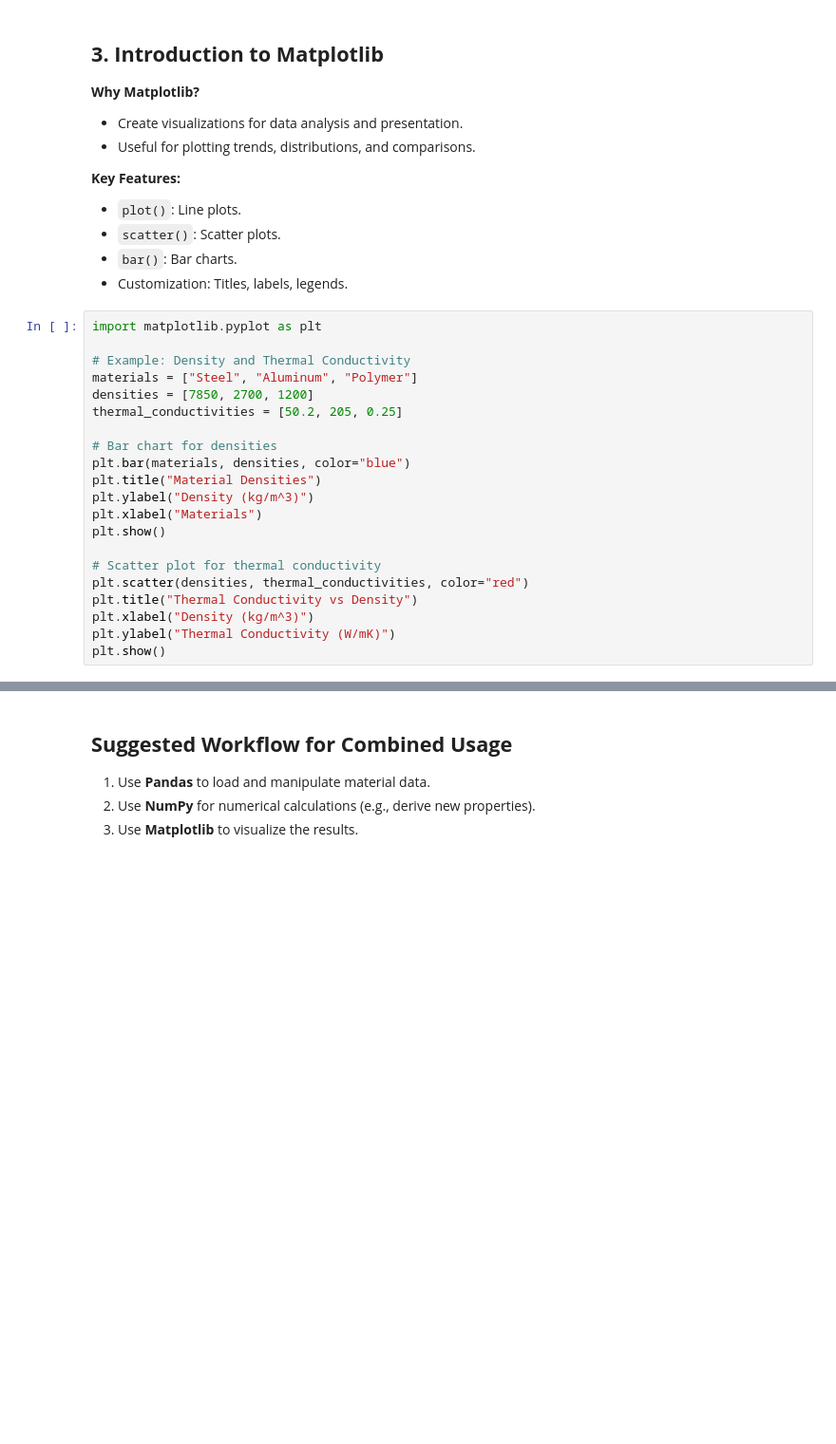
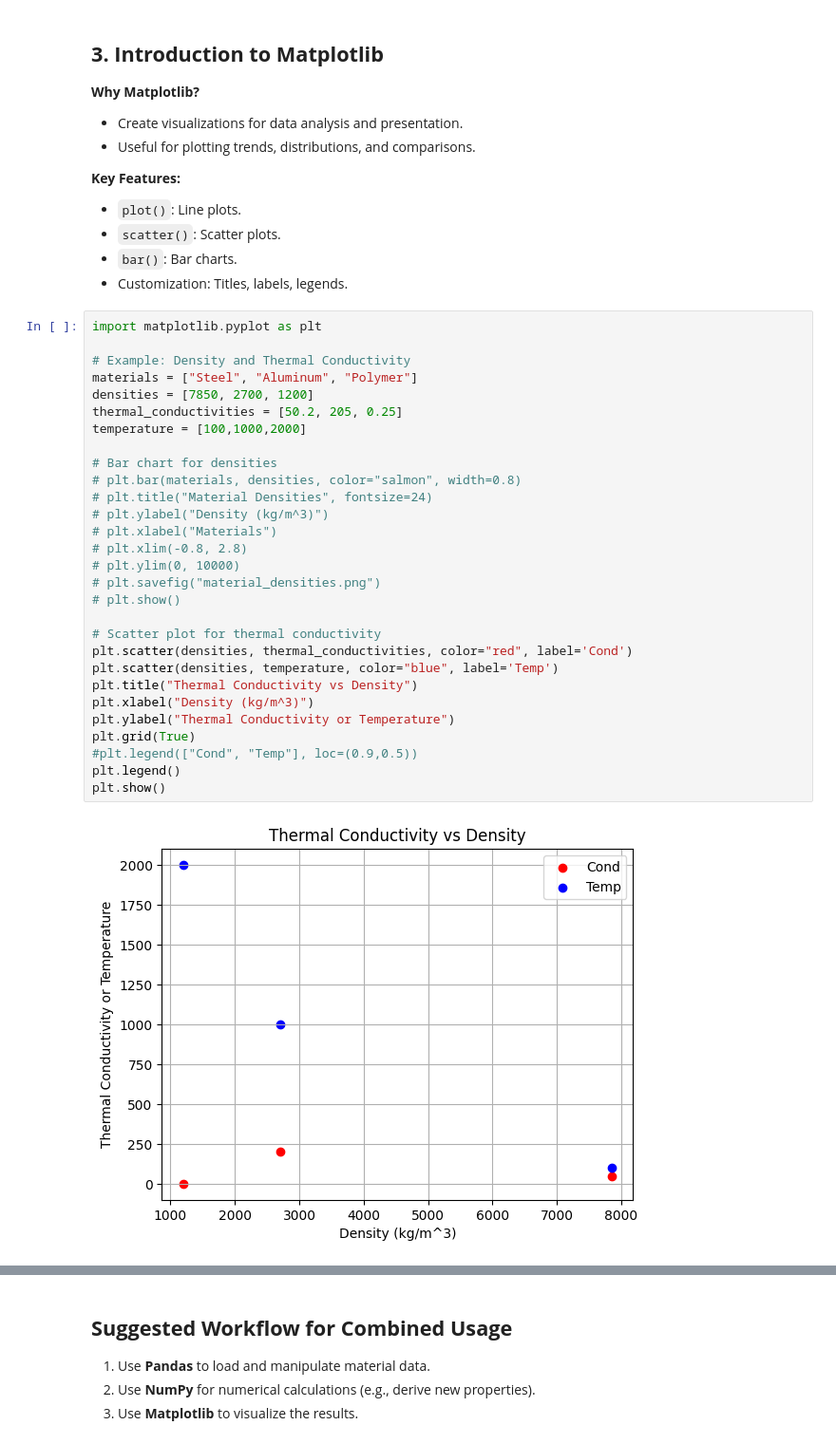
Before and after one commit to mannodiarun/Purdue-MSE-497, a Jupyter notebook: Module 2.ipynb, the cells around one changed output, grey strips where cells are left out. Shown: that part at 95% size. Saved outputs shown, nothing was run; the diff lists cells and outputs as text; blank space fills up the shorter version.

```diff
--- a/Module 2.ipynb
+++ b/Module 2.ipynb
@@ -75,21 +97,31 @@ print(dense_materials)
 # %%
 import matplotlib.pyplot as plt
 
 # Example: Density and Thermal Conductivity
 materials = ["Steel", "Aluminum", "Polymer"]
 densities = [7850, 2700, 1200]
 thermal_conductivities = [50.2, 205, 0.25]
+temperature = [100,1000,2000]
 
 # Bar chart for densities
-plt.bar(materials, densities, color="blue")
-plt.title("Material Densities")
-plt.ylabel("Density (kg/m^3)")
-plt.xlabel("Materials")
-plt.show()
+# plt.bar(materials, densities, color="salmon", width=0.8)
+# plt.title("Material Densities", fontsize=24)
+# plt.ylabel("Density (kg/m^3)")
+# plt.xlabel("Materials")
+# plt.xlim(-0.8, 2.8)
+# plt.ylim(0, 10000)
+# plt.savefig("material_densities.png")
+# plt.show()
 
 # Scatter plot for thermal conductivity
-plt.scatter(densities, thermal_conductivities, color="red")
+plt.scatter(densities, thermal_conductivities, color="red", label='Cond')
+plt.scatter(densities, temperature, color="blue", label='Temp')
 plt.title("Thermal Conductivity vs Density")
 plt.xlabel("Density (kg/m^3)")
-plt.ylabel("Thermal Conductivity (W/mK)")
+plt.ylabel("Thermal Conductivity or Temperature")
+plt.grid(True)
+#plt.legend(["Cond", "Temp"], loc=(0.9,0.5))
+plt.legend()
 plt.show()
+# %% [output]
+[figure, added]
```
Also changed, not shown: parts of 7 cells of this notebook.
